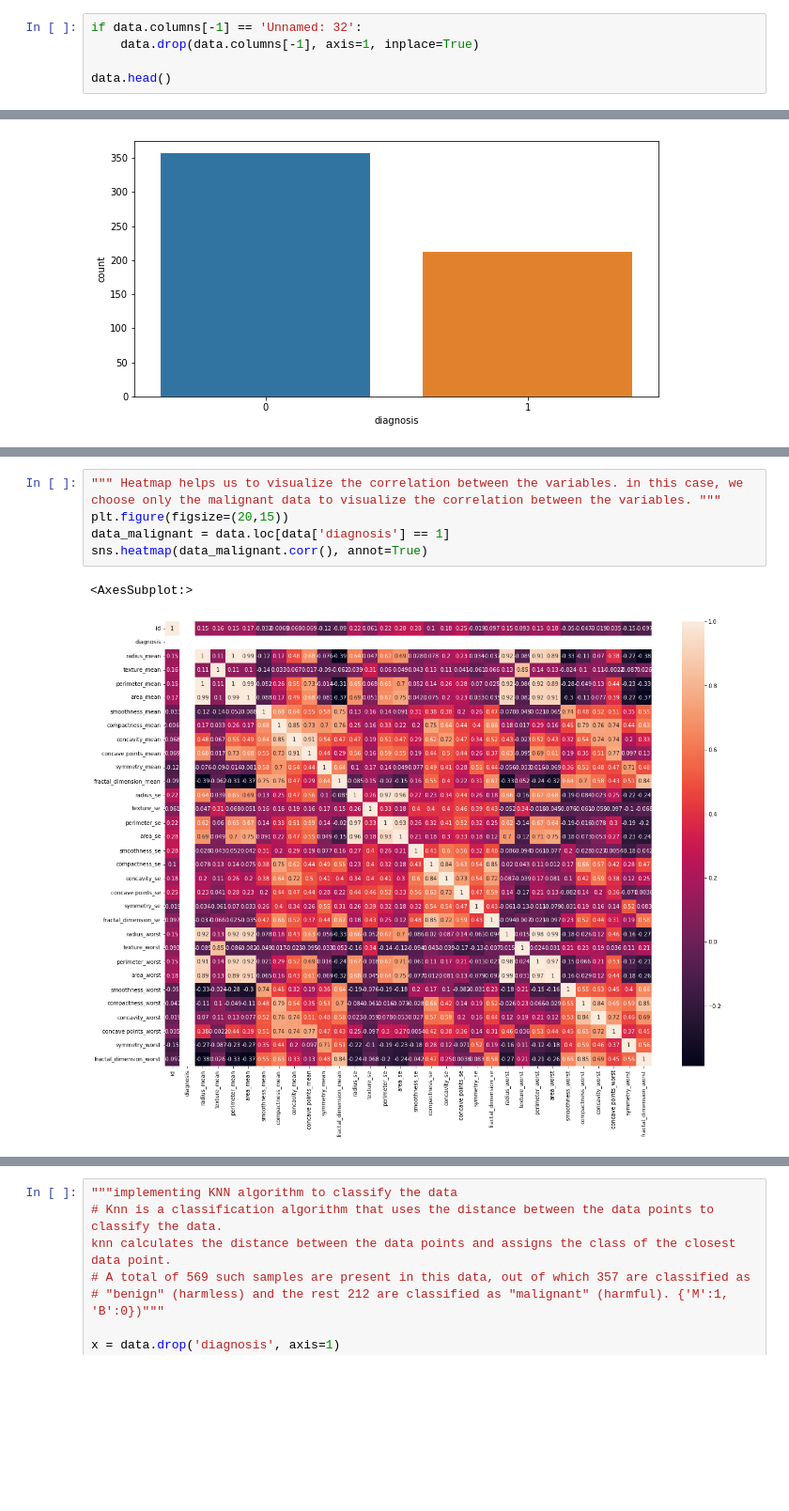
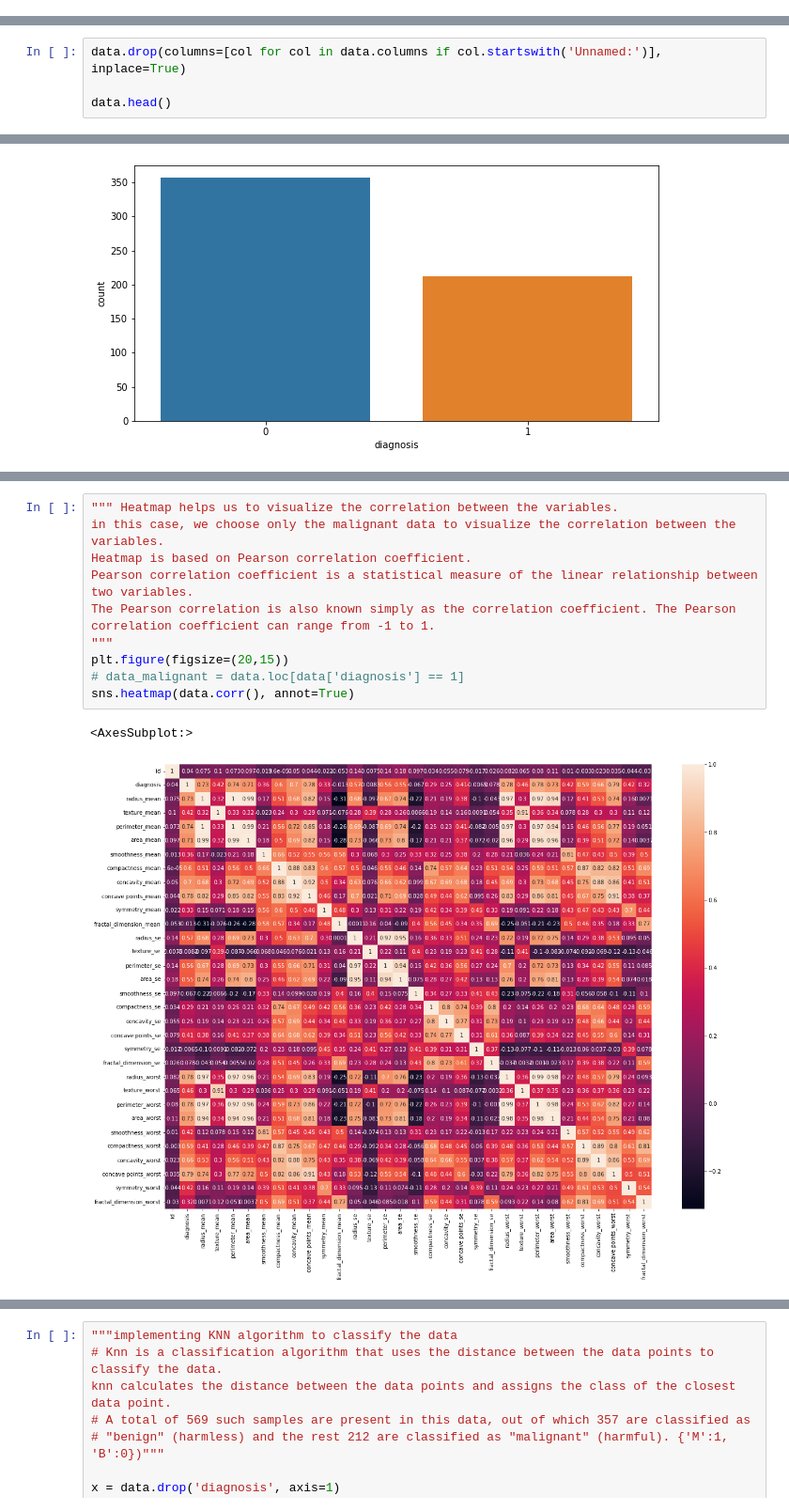
Before and after one commit to colinoy/BreastCancerPrediction, a Jupyter notebook: BreastCancer_EDA.ipynb, the cells around one changed output, grey strips where cells are left out. Shown at 94% size. Cells and saved outputs as stored; diff of their text form; blank space fills up the shorter version.

```diff
--- a/BreastCancer_EDA.ipynb
+++ b/BreastCancer_EDA.ipynb
@@ -21,8 +21,3 @@ data.head()
 | 3 | 84348301 | M | 11.42 | 20.38 | 77.58 | 386.1 | 0.14250 | ... |
 | 4 | 84358402 | M | 20.29 | 14.34 | 135.10 | 1297.0 | 0.10030 | ... |
 5 rows × 33 columns
-# %%
-if data.columns[-1] == 'Unnamed: 32':
-    data.drop(data.columns[-1], axis=1, inplace=True)
-
-data.head()
@@ -36,0 +24,4 @@ data.head()
+# %%
+data.drop(columns=[col for col in data.columns if col.startswith('Unnamed:')], inplace=True)
+
+data.head()
@@ -162,10 +155,15 @@ array([[<AxesSubplot:title={'center':'id'}>,
 <Figure size 1440x1080 with 0 Axes>
 [figure]
 # %%
-""" Heatmap helps us to visualize the correlation between the variables. in this case, we choose only the malignant data to visualize the correlation between the variables. """
+""" Heatmap helps us to visualize the correlation between the variables.
+in this case, we choose only the malignant data to visualize the correlation between the variables.
+Heatmap is based on Pearson correlation coefficient.
+Pearson correlation coefficient is a statistical measure of the linear relationship between two variables.
+The Pearson correlation is also known simply as the correlation coefficient. The Pearson correlation coefficient can range from -1 to 1.
+"""
 plt.figure(figsize=(20,15))
-data_malignant = data.loc[data['diagnosis'] == 1]
-sns.heatmap(data_malignant.corr(), annot=True)
+# data_malignant = data.loc[data['diagnosis'] == 1]
+sns.heatmap(data.corr(), annot=True)
 # %% [output]
 <AxesSubplot:>
-[figure, old version]
+[figure, new version]
```
Also changed, not shown: parts of 22 cells of this notebook.
